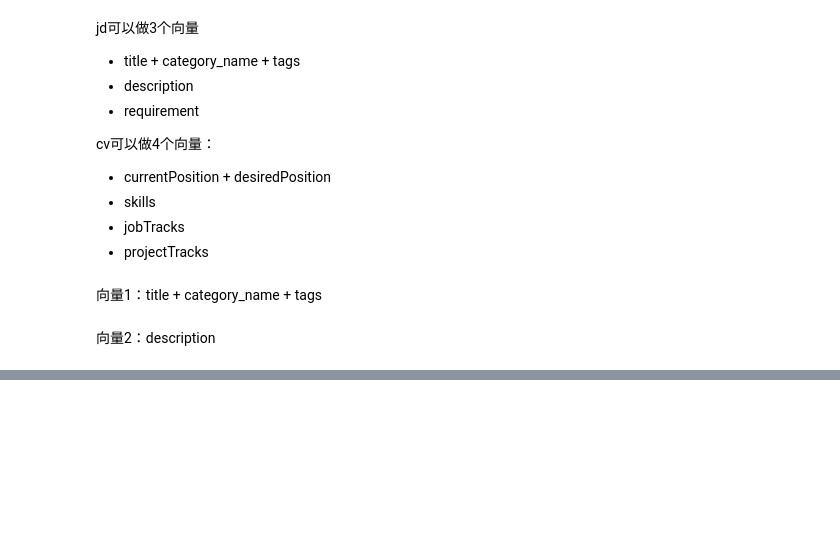
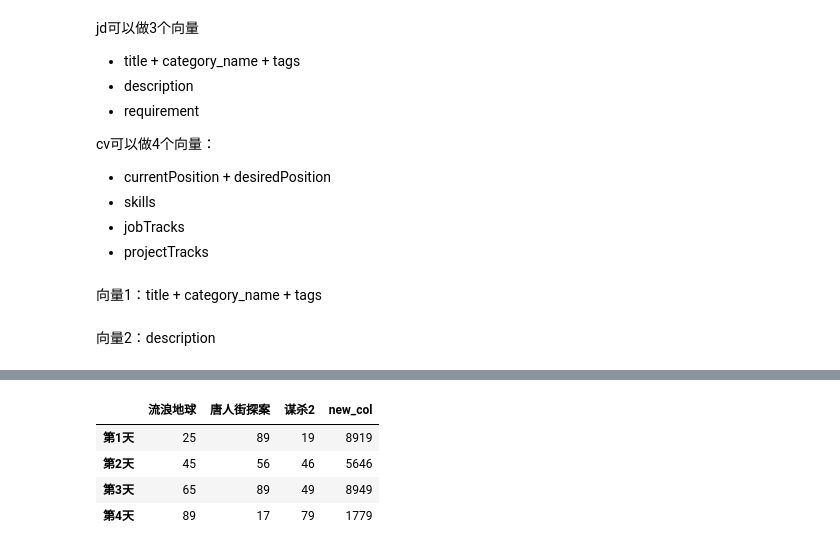
Before and after one commit to slowisfast2030/golden_data, a Jupyter notebook: thu_text.ipynb, the cells around one changed output, grey strips where cells are left out. Saved outputs shown, nothing was run; the diff lists cells and outputs as text; code cells hidden in the pictures; blank space fills up the shorter version.

```diff
--- a/thu_text.ipynb
+++ b/thu_text.ipynb
@@ -352,3 +352,14 @@ def get_tfidf_pca(tfidf, n=20):
 
 tfidf_pca = get_tfidf_pca(tfidf, 10)
 tfidf_pca
+# %%
+import pandas as pd
+
+dict1 = {"流浪地球": [25,45,65,89],
+        "唐人街探案":(89,56,89,17),
+        "谋杀2":[19,46,49,79]}
+
+index = ["第{}天".format(i) for i in range(1,5)]
+df = pd.DataFrame(dict1, index)
+
+df
@@ -354,0 +372,12 @@ tfidf_pca
+# %%
+def fun(series, col1, col2):
+    return str(series[col1]) + str(series[col2])
+
+df['new_col'] = df.apply(fun, axis=1, args=('唐人街探案', '谋杀2', ))
+df
+# %% [output]
+|  | 流浪地球 | 唐人街探案 | 谋杀2 | new_col |
+| 第1天 | 25 | 89 | 19 | 8919 |
+| 第2天 | 45 | 56 | 46 | 5646 |
+| 第3天 | 65 | 89 | 49 | 8949 |
+| 第4天 | 89 | 17 | 79 | 1779 |
```
Also changed, not shown: parts of 1 cell of this notebook, 1 other file.
